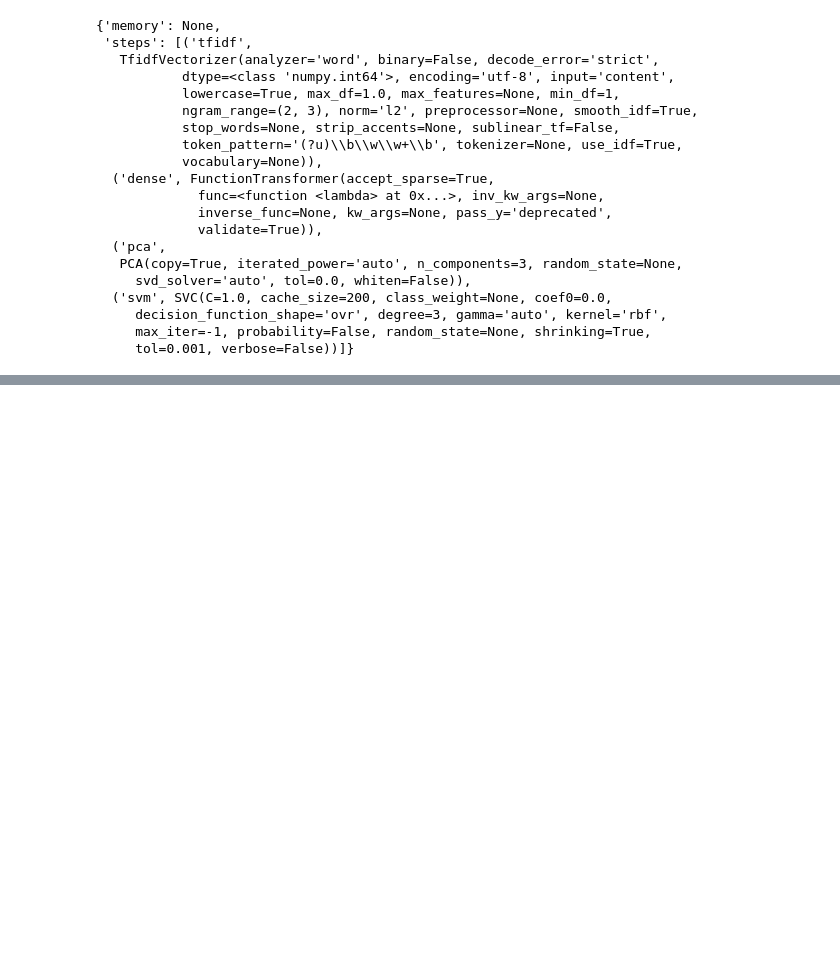
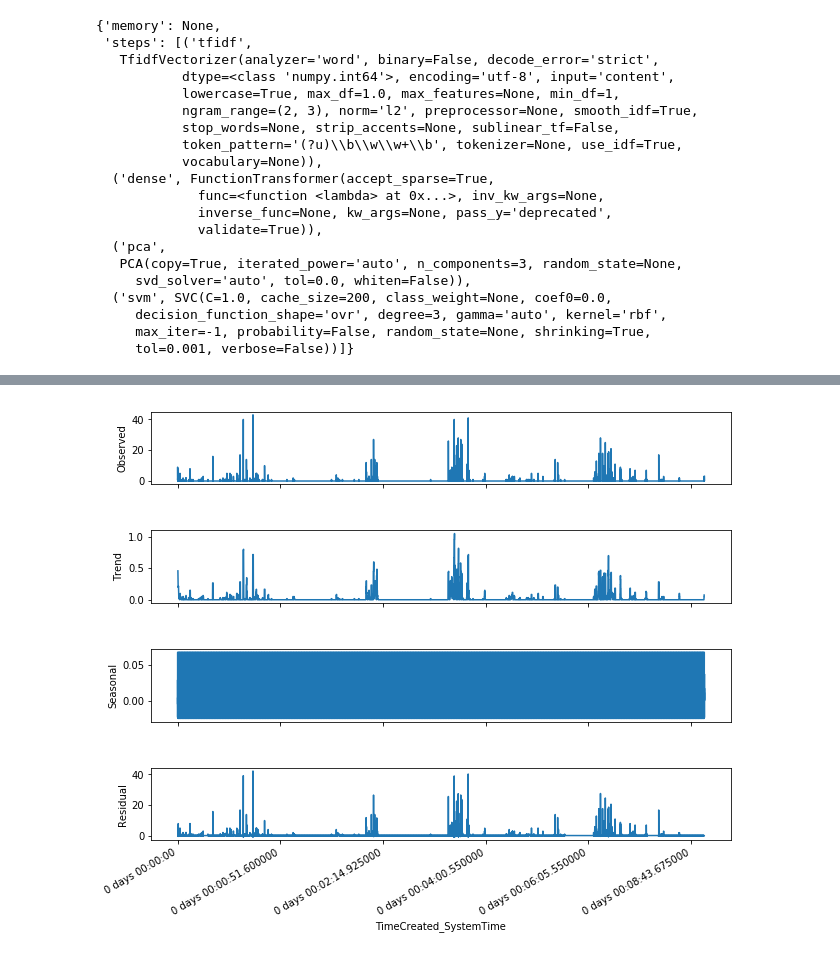
Before and after one commit to ckc5800/detecting_malicious_activity, a Jupyter notebook: ml_csec_applications.ipynb, the cells around one changed output, grey strips where cells are left out. Cells and saved outputs as stored; diff of their text form; code cells hidden in the pictures; blank space fills up the shorter version.

```diff
--- a/ml_csec_applications.ipynb
+++ b/ml_csec_applications.ipynb
@@ -1499,0 +1594,15 @@ The only false-positive was cmd.exe, and this was because if you remember, most
+# %%
+
+good_timseries = good_timseries.sort_index()
+all_timeseries_data = timeseries_data.sort_index()
+
+from statsmodels.tsa.seasonal import seasonal_decompose
+# fig, ax = plt.subplots(figsize=(20,10))
+
+x_plot = seasonal_decompose(cumsum, freq=60).plot()
+
+x_plot.set_size_inches(10,10)
+
+plt.show()
+# %% [output]
+[figure, added]
```
Also changed, not shown: parts of 12 cells of this notebook, 1 other file.
